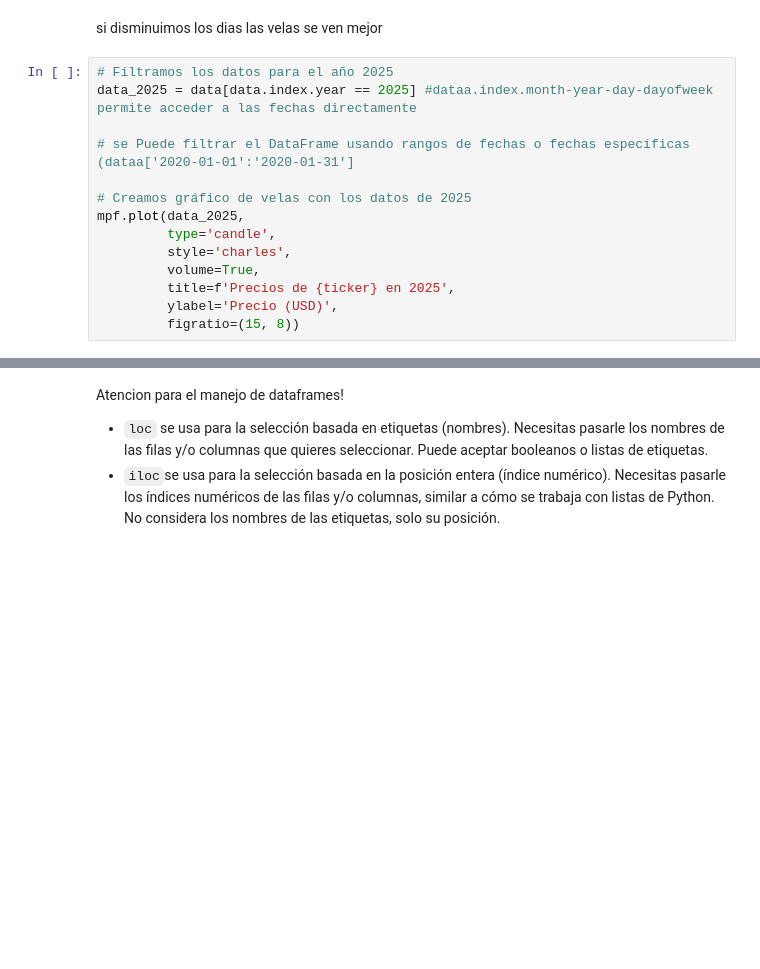
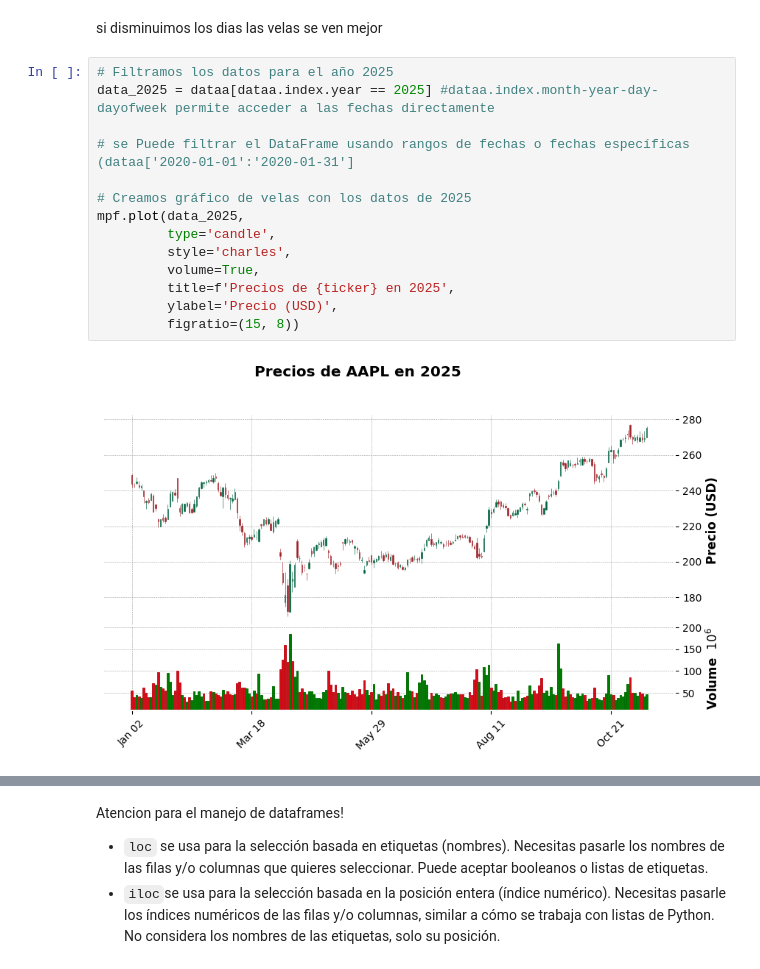
Before and after one commit to alexballera/laboratorio-tgad-fce, a Jupyter notebook: resumenes/integracion1-graficos-dataframe--recap-inversiones/Integracion_Inversiones_I.ipynb, the cells around one changed output, grey strips where cells are left out. Saved outputs shown, nothing was run; the diff lists cells and outputs as text; blank space fills up the shorter version.

```diff
--- a/resumenes/integracion1-graficos-dataframe--recap-inversiones/Integracion_Inversiones_I.ipynb
+++ b/resumenes/integracion1-graficos-dataframe--recap-inversiones/Integracion_Inversiones_I.ipynb
@@ -419,18 +508,20 @@ mpf.plot(dataa, # INFO
 si disminuimos los dias las velas se ven mejor
 # %%
 # Filtramos los datos para el año 2025
-data_2025 = data[data.index.year == 2025] #dataa.index.month-year-day-dayofweek permite acceder a las fechas directamente
+data_2025 = dataa[dataa.index.year == 2025] #dataa.index.month-year-day-dayofweek permite acceder a las fechas directamente
 
 # se Puede filtrar el DataFrame usando rangos de fechas o fechas específicas (dataa['2020-01-01':'2020-01-31']
 
 # Creamos gráfico de velas con los datos de 2025
 mpf.plot(data_2025,
          type='candle',
          style='charles',
          volume=True,
          title=f'Precios de {ticker} en 2025',
          ylabel='Precio (USD)',
          figratio=(15, 8))
+# %% [output]
+[figure, added]
 # %%
 # Seleccionamos los últimos 5 meses de datos (aproximadamente 5 * 30 días)
 data_last_5_months = dataa.iloc[-5*20:] # Usamos 20 días por mes hábil aproximadamente
```
Also changed, not shown: parts of 62 cells of this notebook, 1 other file.
